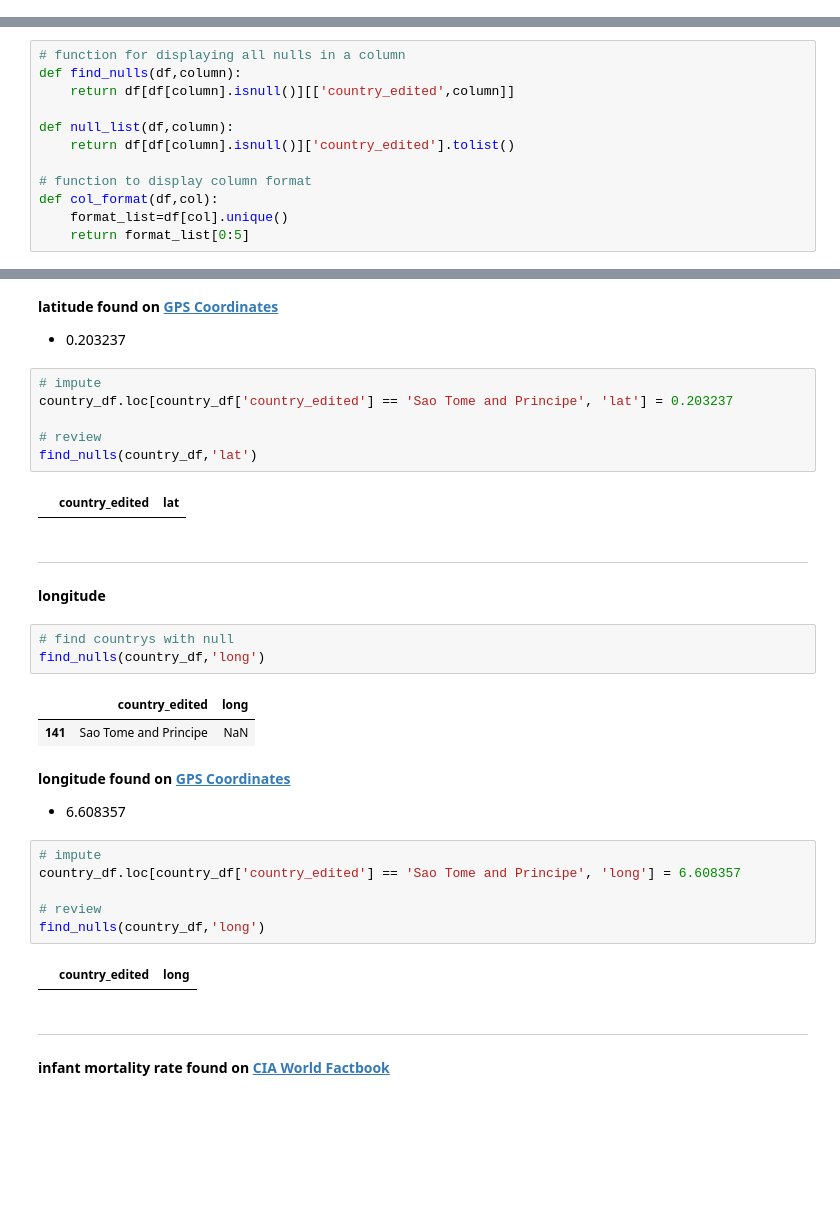
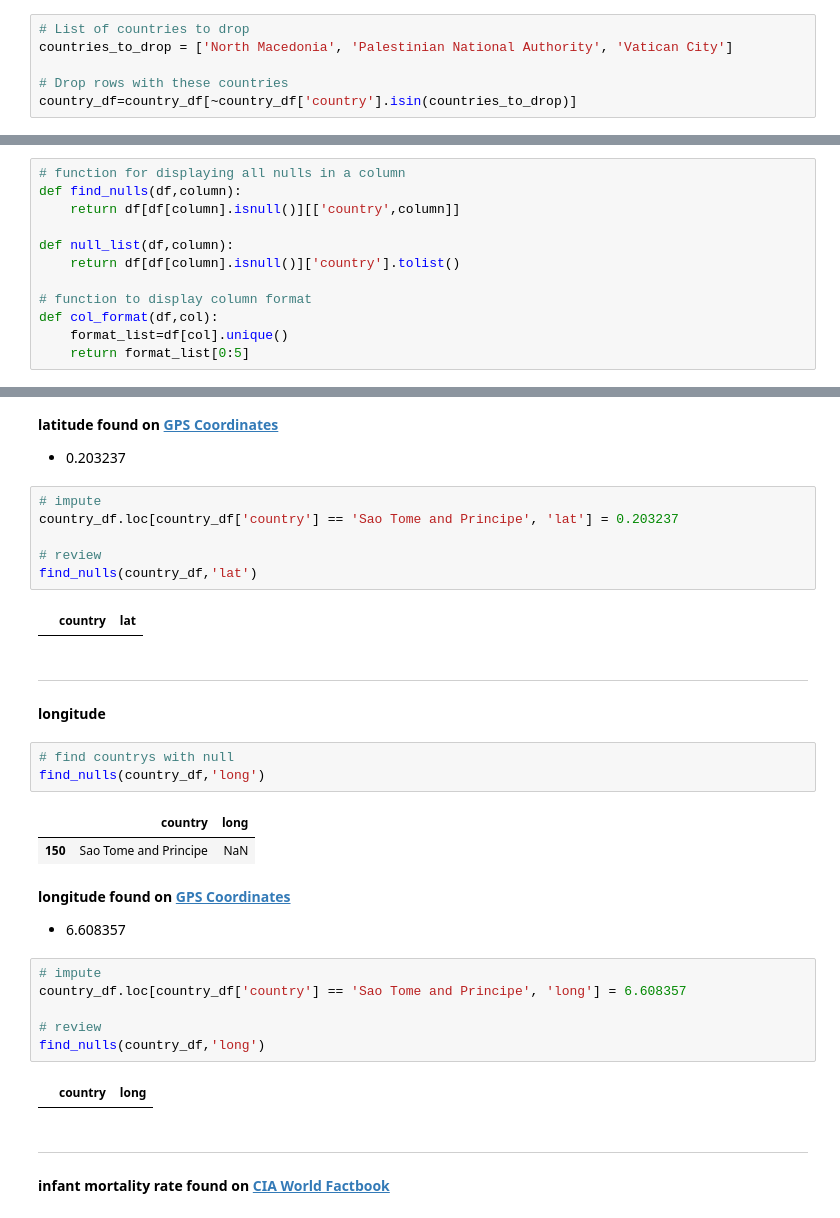
Before and after one commit to nataliebrown22/3250-final-project, a Jupyter notebook: code/notebooks/05_BAIS3250_project_imputingCleanedData.ipynb, the cells around one changed output, grey strips where cells are left out. Saved outputs shown, nothing was run; the diff lists cells and outputs as text; blank space fills up the shorter version.

Commit message:
performed analysis on country data

```diff
--- a/code/notebooks/05_BAIS3250_project_imputingCleanedData.ipynb
+++ b/code/notebooks/05_BAIS3250_project_imputingCleanedData.ipynb
@@ -36,3 +36,9 @@ country_df.head()
+# %%
+# List of countries to drop
+countries_to_drop = ['North Macedonia', 'Palestinian National Authority', 'Vatican City']
+
+# Drop rows with these countries
+country_df=country_df[~country_df['country'].isin(countries_to_drop)]
 # %% [markdown]
 ---
 ### Null Display
@@ -94,10 +106,10 @@ Country Data Nulls
 # %%
 # function for displaying all nulls in a column
 def find_nulls(df,column):
-    return df[df[column].isnull()][['country_edited',column]]
+    return df[df[column].isnull()][['country',column]]
 
 def null_list(df,column):
-    return df[df[column].isnull()]['country_edited'].tolist()
+    return df[df[column].isnull()]['country'].tolist()
 
 # function to display column format
 def col_format(df,col):
@@ -122,12 +134,12 @@ array([ 33.93911 ,  41.153332,  28.033886,  42.506285, -11.202692])
 - 0.203237
 # %%
 # impute
-country_df.loc[country_df['country_edited'] == 'Sao Tome and Principe', 'lat'] = 0.203237
+country_df.loc[country_df['country'] == 'Sao Tome and Principe', 'lat'] = 0.203237
 
 # review
 find_nulls(country_df,'lat')
 # %% [output]
-|  | country_edited | lat |
+|  | country | lat |
 # %% [markdown]
 ---
 **longitude**
@@ -135,19 +147,19 @@ find_nulls(country_df,'lat')
 # find countrys with null
 find_nulls(country_df,'long')
 # %% [output]
-|  | country_edited | long |
-| 141 | Sao Tome and Principe | NaN |
+|  | country | long |
+| 150 | Sao Tome and Principe | NaN |
 # %% [markdown]
 **longitude found on [GPS Coordinates](https://gps-coordinates.org/sao-tome-and-principe-latitude.php)**
 - 6.608357
 # %%
 # impute
-country_df.loc[country_df['country_edited'] == 'Sao Tome and Principe', 'long'] = 6.608357
+country_df.loc[country_df['country'] == 'Sao Tome and Principe', 'long'] = 6.608357
 
 # review
 find_nulls(country_df,'long')
 # %% [output]
-|  | country_edited | long |
+|  | country | long |
 # %% [markdown]
 ---
 **infant mortality rate found on [CIA World Factbook](https://www.cia.gov/the-world-factbook/field/infant-mortality-rate/country-comparison/)**
```
Also changed, not shown: parts of 52 cells of this notebook, 16 other files.
